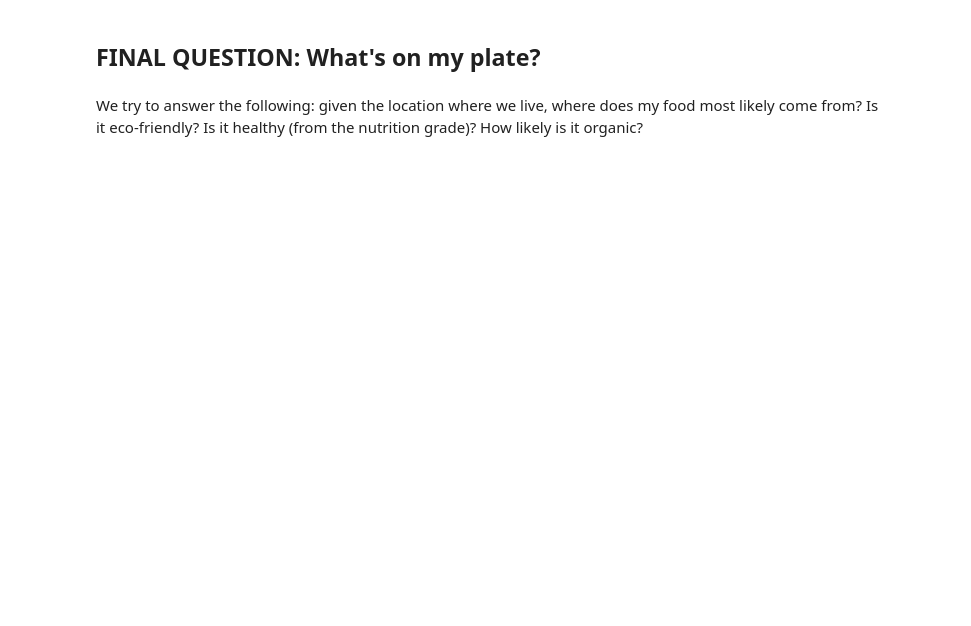
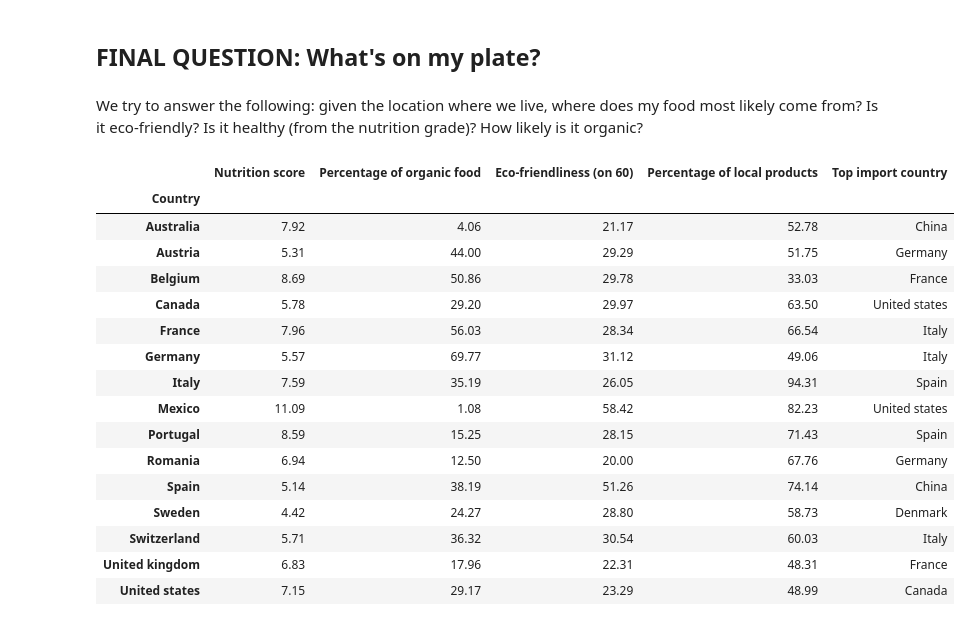
Before and after one commit to AhmedAhres/whats-on-my-plate, a Jupyter notebook: Main-Notebook.ipynb, the cells around one changed output. Saved outputs shown, nothing was run; the diff lists cells and outputs as text; code cells hidden in the pictures; blank space fills up the shorter version.

```diff
--- a/Main-Notebook.ipynb
+++ b/Main-Notebook.ipynb
@@ -904,3 +953,71 @@ HTML('<iframe src="uk_nutrition_score_per_country.html" height=500 width=1000></
 ## FINAL QUESTION: What's on my plate?
 # %% [markdown]
 We try to answer the following: given the location where we live, where does my food most likely come from? Is it eco-friendly? Is it healthy (from the nutrition grade)? How likely is it organic?
+# %%
+# Building last dataframe
+list_of_coutries = [
+    "France",
+    "United states",
+    "United kingdom",
+    "Switzerland",
+    "Romania",
+    "Germany",
+    "Spain",
+    "Italy",
+    "Belgium",
+    "Sweden",
+    "Canada",
+    "Australia",
+    "Portugal",
+    "Austria",
+    "Mexico"
+]
+
+def get_import_data(country):
+    df = get_import_export(country, max_ctry = 1)[1]
+    local_percentage = df.loc[country]
+    df = df.drop([country])
+    if df.index.isin(['Others']).sum() != 0:
+        df = df.drop('Others')
+    best_import = df.index.values[0]
+    return (local_percentage, best_import)
+
+final_df = avg_nutrition_per_country.copy()
+final_df = final_df[final_df['countries_tags'].isin(list_of_coutries)].set_index('countries_tags')
+orga_df = countries_with_labels_organic_over_total.copy()
+final_df = pd.merge(final_df, countries_with_labels_organic_over_total.set_index('countries_tags'), on='countries_tags')
+final_df = pd.merge(final_df, final_packaging_grade.set_index('countries_tags')[['grade']], on='countries_tags')
+final_df['Percentage of local products'] = 0.0
+final_df['Top import country'] = ""
+for country in list_of_coutries:
+    (local_percentage, best_import) = get_import_data(country)
+    final_df.at[country, 'Percentage of local products'] = local_percentage
+    final_df.at[country, 'Top import country'] = best_import
+
+new_names = {
+    "nutrition-score-uk_100g_mean": "Nutrition score",
+    "percentage_of_organic food":"Percentage of organic food",
+    "grade":"Eco-friendliness (on 60)"
+}
+
+final_df = final_df.rename(index=str, columns=new_names)
+final_df.index.names = ['Country']
+final_df.round(2)
+# %% [output]
+|  | Nutrition score | Percentage of organic food | Eco-friendliness (on 60) | Percentage of local products | Top import country |
+| Country |  |  |  |  |  |
+| Australia | 7.92 | 4.06 | 21.17 | 52.78 | China |
+| Austria | 5.31 | 44.00 | 29.29 | 51.75 | Germany |
+| Belgium | 8.69 | 50.86 | 29.78 | 33.03 | France |
+| Canada | 5.78 | 29.20 | 29.97 | 63.50 | United states |
+| France | 7.96 | 56.03 | 28.34 | 66.54 | Italy |
+| Germany | 5.57 | 69.77 | 31.12 | 49.06 | Italy |
+| Italy | 7.59 | 35.19 | 26.05 | 94.31 | Spain |
+| Mexico | 11.09 | 1.08 | 58.42 | 82.23 | United states |
+| Portugal | 8.59 | 15.25 | 28.15 | 71.43 | Spain |
+| Romania | 6.94 | 12.50 | 20.00 | 67.76 | Germany |
+| Spain | 5.14 | 38.19 | 51.26 | 74.14 | China |
+| Sweden | 4.42 | 24.27 | 28.80 | 58.73 | Denmark |
+| Switzerland | 5.71 | 36.32 | 30.54 | 60.03 | Italy |
+| United kingdom | 6.83 | 17.96 | 22.31 | 48.31 | France |
+| United states | 7.15 | 29.17 | 23.29 | 48.99 | Canada |
```
Also changed, not shown: parts of 15 cells of this notebook, 2 other files.
